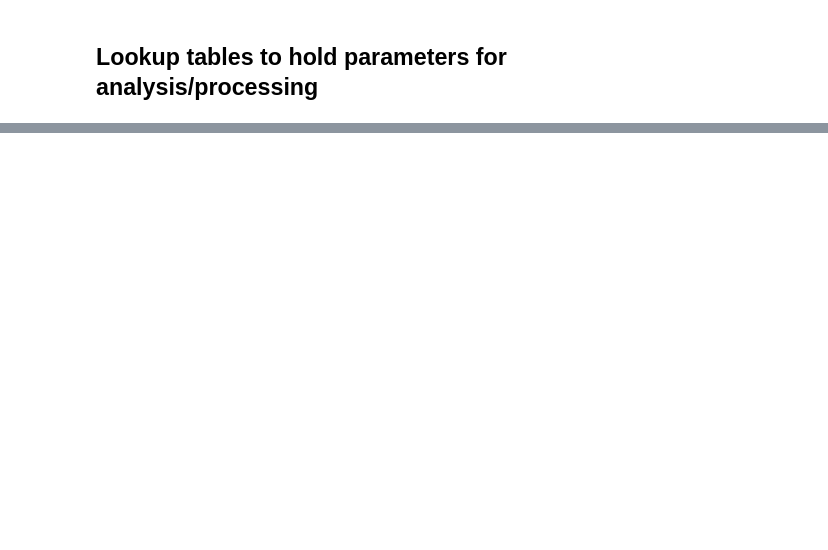
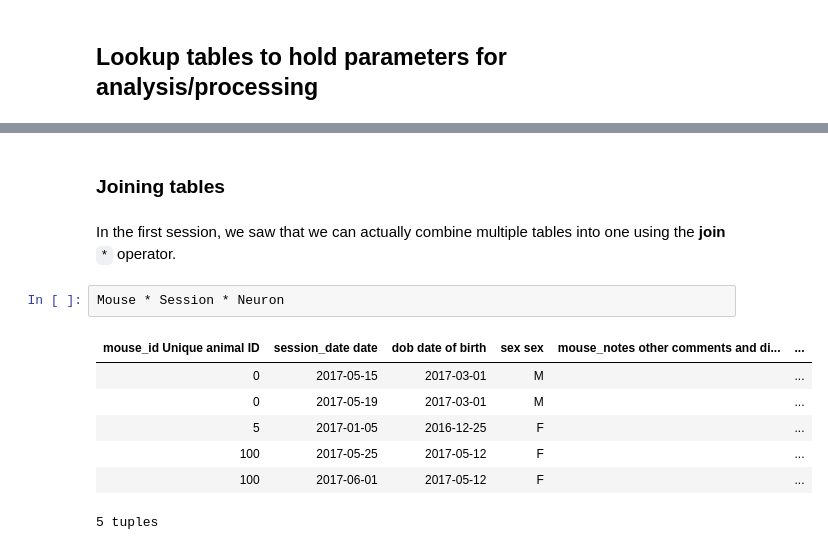
Before and after one commit to datajoint/neuronex_workshop_2018, a Jupyter notebook: 03-Design Patterns and Advanced Queries.ipynb, the cells around one changed output, grey strips where cells are left out. Drawn from its saved outputs; the diff is of its cells as text; blank space fills up the shorter version.

```diff
--- a/03-Design Patterns and Advanced Queries.ipynb
+++ b/03-Design Patterns and Advanced Queries.ipynb
@@ -51,0 +106,14 @@ Give me all scans for which we also recorded running data
+# %% [markdown]
+### Joining tables
+# %% [markdown]
+In the first session, we saw that we can actually combine multiple tables into one using the **join** `*` operator.
+# %%
+Mouse * Session * Neuron
+# %% [output]
+| mouse_id Unique animal ID | session_date date | dob date of birth | sex sex | mouse_notes other comments and di... | ... |
+| 0 | 2017-05-15 | 2017-03-01 | M |  | ... |
+| 0 | 2017-05-19 | 2017-03-01 | M |  | ... |
+| 5 | 2017-01-05 | 2016-12-25 | F |  | ... |
+| 100 | 2017-05-25 | 2017-05-12 | F |  | ... |
+| 100 | 2017-06-01 | 2017-05-12 | F |  | ... |
+5 tuples
```
Also changed, not shown: parts of 62 cells of this notebook, 3 other files.
